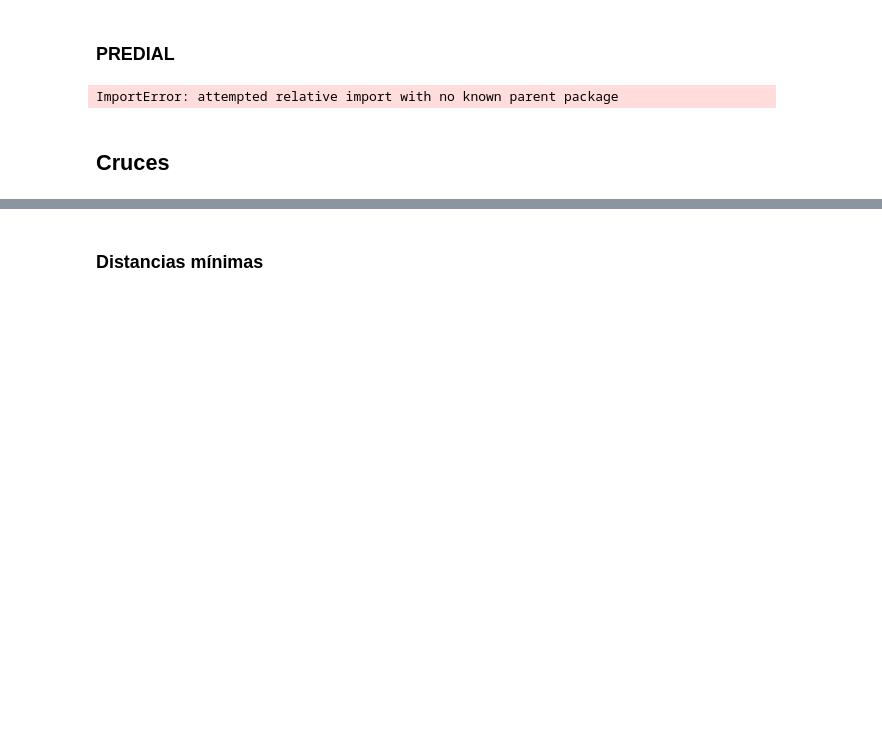
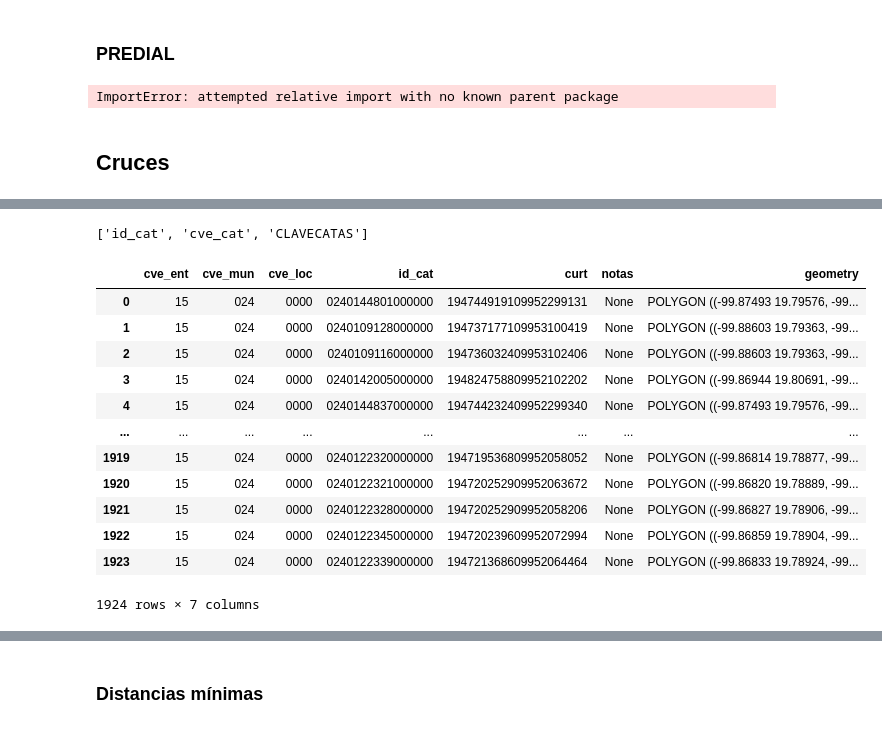
Before and after one commit to DiosLara/Newst_codes, a Jupyter notebook: cruce_pred_cat/Version_final_geo2.ipynb, the cells around one changed output, grey strips where cells are left out. Drawn from its saved outputs; the diff is of its cells as text; code cells hidden in the pictures; blank space fills up the shorter version.

```diff
--- a/cruce_pred_cat/Version_final_geo2.ipynb
+++ b/cruce_pred_cat/Version_final_geo2.ipynb
@@ -135,0 +109,27 @@ fin_casas=casas_f.loc[~casas_f['ID'].isin(PRED_F['ID'])]
+# %%
+dictt= {'cata':['id_cat','cve_cat','CLAVECATAS']}
+dictt['cata']
+# %% [output]
+['id_cat', 'cve_cat', 'CLAVECATAS']
+# %%
+for file in glob.iglob(path2 + '/*.shp'):
+    file= file.replace('/',"\\")
+    # gpd.read_file(file)
+    pathh= pathh.replace('\\',"/")
+    gpd.read_file(pathh)
+# %%
+gpd.read_file(pathh)
+# %% [output]
+|  | cve_ent | cve_mun | cve_loc | id_cat | curt | notas | geometry |
+| 0 | 15 | 024 | 0000 | 0240144801000000 | 194744919109952299131 | None | POLYGON ((-99.87493 19.79576, -99... |
+| 1 | 15 | 024 | 0000 | 0240109128000000 | 194737177109953100419 | None | POLYGON ((-99.88603 19.79363, -99... |
+| 2 | 15 | 024 | 0000 | 0240109116000000 | 194736032409953102406 | None | POLYGON ((-99.88603 19.79363, -99... |
+| 3 | 15 | 024 | 0000 | 0240142005000000 | 194824758809952102202 | None | POLYGON ((-99.86944 19.80691, -99... |
+| 4 | 15 | 024 | 0000 | 0240144837000000 | 194744232409952299340 | None | POLYGON ((-99.87493 19.79576, -99... |
+| ... | ... | ... | ... | ... | ... | ... | ... |
+| 1919 | 15 | 024 | 0000 | 0240122320000000 | 194719536809952058052 | None | POLYGON ((-99.86814 19.78877, -99... |
+| 1920 | 15 | 024 | 0000 | 0240122321000000 | 194720252909952063672 | None | POLYGON ((-99.86820 19.78889, -99... |
+| 1921 | 15 | 024 | 0000 | 0240122328000000 | 194720252909952058206 | None | POLYGON ((-99.86827 19.78906, -99... |
+| 1922 | 15 | 024 | 0000 | 0240122345000000 | 194720239609952072994 | None | POLYGON ((-99.86859 19.78904, -99... |
+| 1923 | 15 | 024 | 0000 | 0240122339000000 | 194721368609952064464 | None | POLYGON ((-99.86833 19.78924, -99... |
+1924 rows × 7 columns
```
Also changed, not shown: parts of 25 cells of this notebook, 2 other files.
